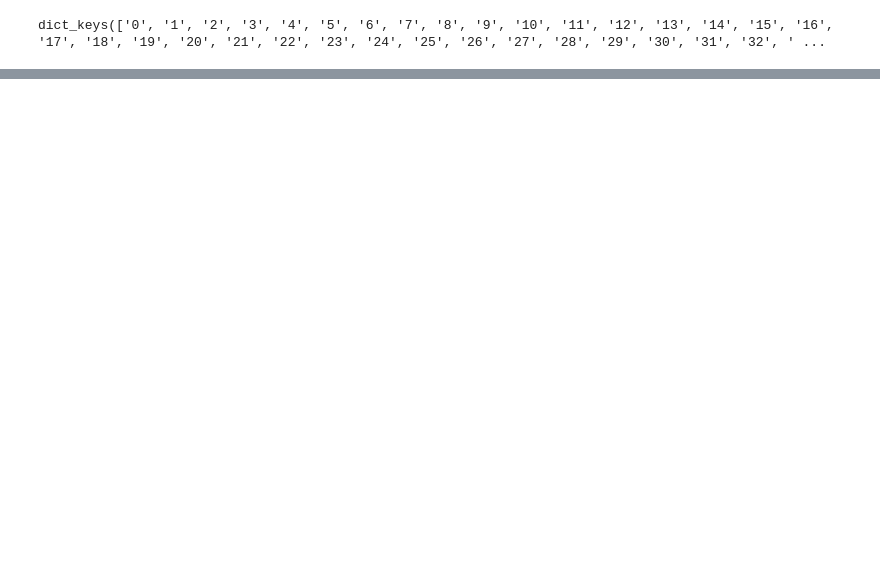
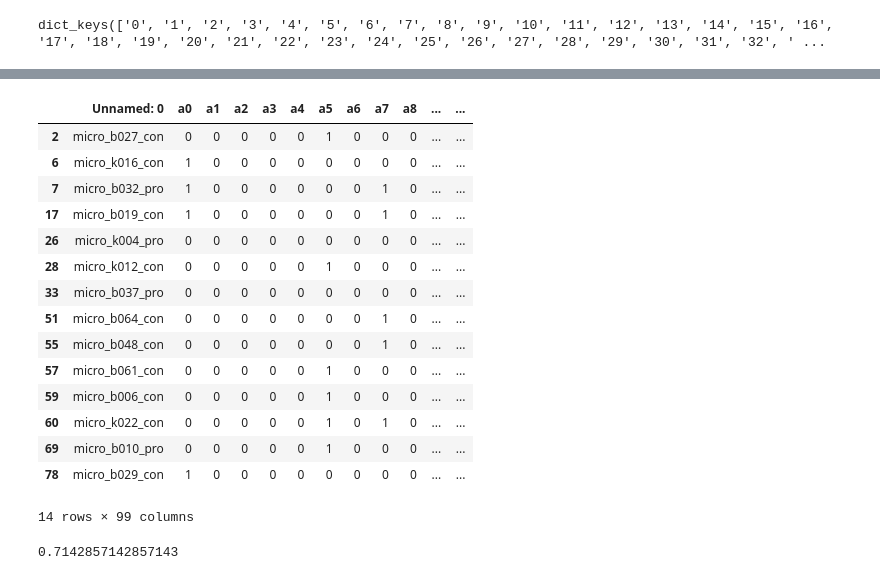
Before and after one commit to PiCindy/Data-mining-2, a Jupyter notebook: study.ipynb, the cells around one changed output, grey strips where cells are left out. Drawn from its saved outputs; the diff is of its cells as text; code cells hidden in the pictures; blank space fills up the shorter version.

```diff
--- a/study.ipynb
+++ b/study.ipynb
@@ -128,0 +285,23 @@ dict_keys(['0', '1', '2', '3', '4', '5', '6', '7', '8', '9', '10', '11', '12', '
+# %%
+context_df[context_df['a90'] == 1]
+# %% [output]
+|  | Unnamed: 0 | a0 | a1 | a2 | a3 | a4 | a5 | a6 | a7 | a8 | ... | ... |
+| 2 | micro_b027_con | 0 | 0 | 0 | 0 | 0 | 1 | 0 | 0 | 0 | ... | ... |
+| 6 | micro_k016_con | 1 | 0 | 0 | 0 | 0 | 0 | 0 | 0 | 0 | ... | ... |
+| 7 | micro_b032_pro | 1 | 0 | 0 | 0 | 0 | 0 | 0 | 1 | 0 | ... | ... |
+| 17 | micro_b019_con | 1 | 0 | 0 | 0 | 0 | 0 | 0 | 1 | 0 | ... | ... |
+| 26 | micro_k004_pro | 0 | 0 | 0 | 0 | 0 | 0 | 0 | 0 | 0 | ... | ... |
+| 28 | micro_k012_con | 0 | 0 | 0 | 0 | 0 | 1 | 0 | 0 | 0 | ... | ... |
+| 33 | micro_b037_pro | 0 | 0 | 0 | 0 | 0 | 0 | 0 | 0 | 0 | ... | ... |
+| 51 | micro_b064_con | 0 | 0 | 0 | 0 | 0 | 0 | 0 | 1 | 0 | ... | ... |
+| 55 | micro_b048_con | 0 | 0 | 0 | 0 | 0 | 0 | 0 | 1 | 0 | ... | ... |
+| 57 | micro_b061_con | 0 | 0 | 0 | 0 | 0 | 1 | 0 | 0 | 0 | ... | ... |
+| 59 | micro_b006_con | 0 | 0 | 0 | 0 | 0 | 1 | 0 | 0 | 0 | ... | ... |
+| 60 | micro_k022_con | 0 | 0 | 0 | 0 | 0 | 1 | 0 | 1 | 0 | ... | ... |
+| 69 | micro_b010_pro | 0 | 0 | 0 | 0 | 0 | 1 | 0 | 0 | 0 | ... | ... |
+| 78 | micro_b029_con | 1 | 0 | 0 | 0 | 0 | 0 | 0 | 0 | 0 | ... | ... |
+14 rows × 99 columns
+# %%
+10/14
+# %% [output]
+0.7142857142857143
```
Also changed, not shown: parts of 17 cells of this notebook.
